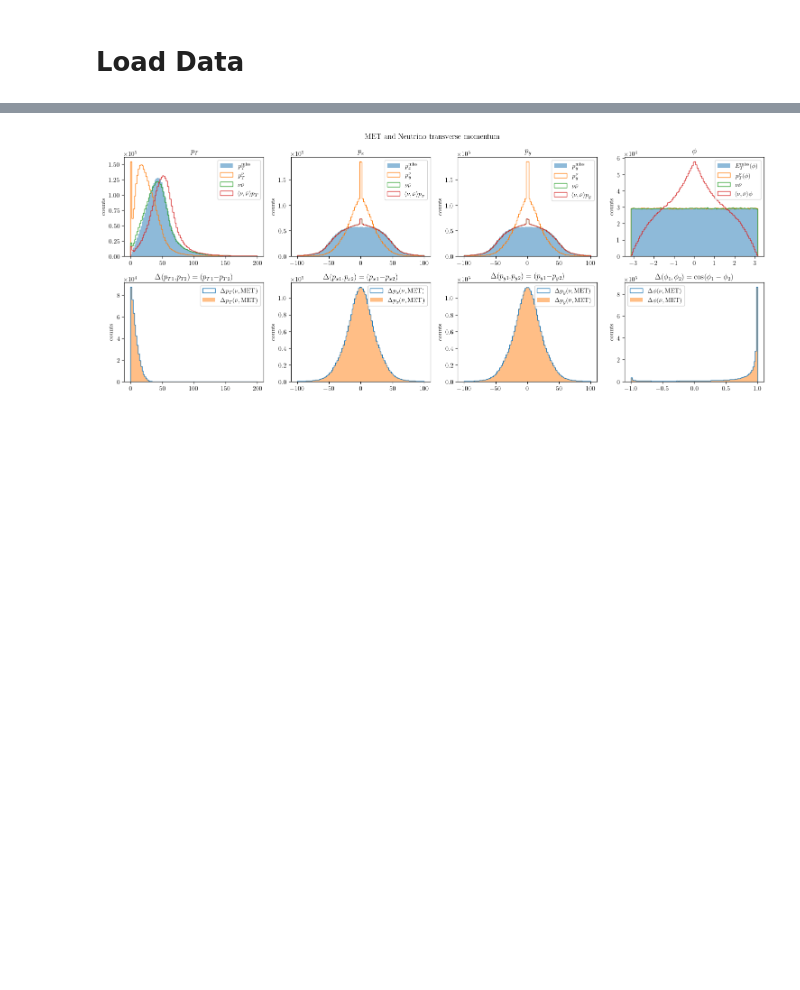
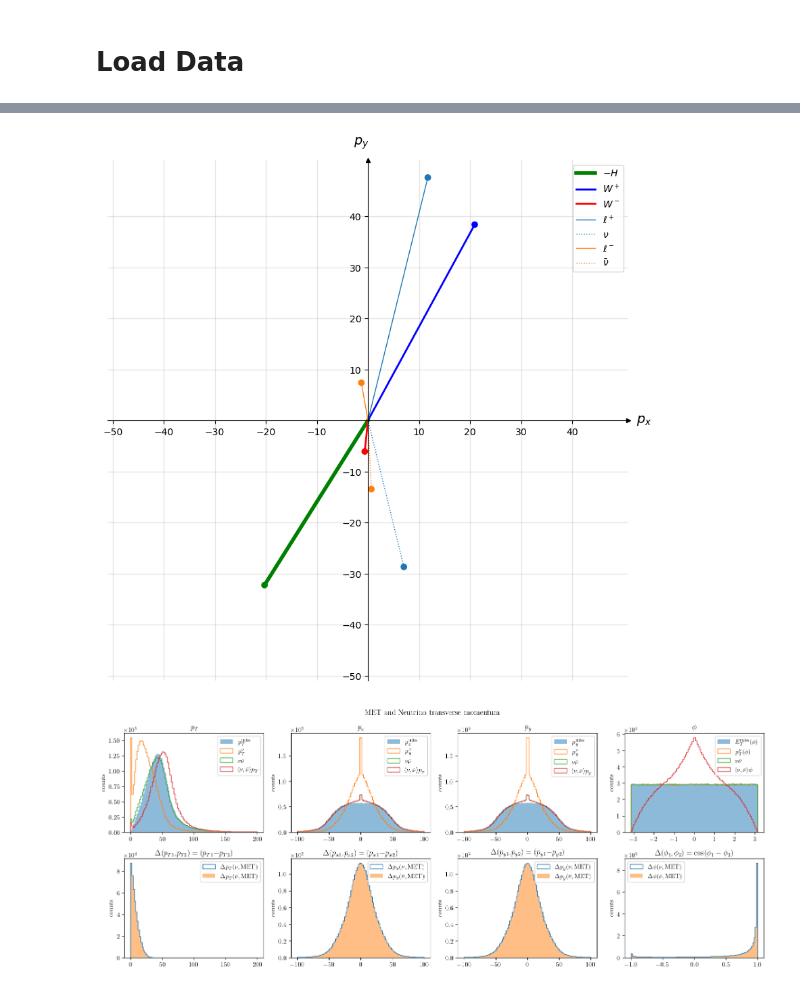
Before and after one commit to SiangYuan-Lin/Bell-Inequality-study, a Jupyter notebook: Rest_frame_reconstruction.ipynb, the cells around one changed output, grey strips where cells are left out. Cells and saved outputs as stored; diff of their text form; code cells hidden in the pictures; blank space fills up the shorter version.

```diff
--- a/Rest_frame_reconstruction.ipynb
+++ b/Rest_frame_reconstruction.ipynb
@@ -91,3 +113,83 @@ diNeutrino['eta'] = np.arctanh(diNeutrino['pz']/diNeutrino['P'])
+# %%
+# Enter x and y coordinates of points and colors
+#xs = [0, 2, -3, -1.5]
+#ys = [0, 3, 1, -2.5]
+evtid = np.random.choice(len(NeutrinoP['px']))
+#xs = [NeutrinoP['px'][evtid],NeutrinoM['px'][evtid],MET['px'][evtid],LeptonP['px'][evtid],LeptonM['px'][evtid],diLepton['px'][evtid]]
+#ys = [NeutrinoP['py'][evtid],NeutrinoM['py'][evtid],MET['py'][evtid],LeptonP['py'][evtid],LeptonM['py'][evtid],diLepton['py'][evtid]]
+p = np.array([True,True ,False,True ,True ,False,False])
+m = np.array([True,False,True ,False,False,True ,True ])
+xs = np.array([-1*Higgs['px'][evtid],WBosonP['px'][evtid],WBosonM['px'][evtid],LeptonP['px'][evtid],NeutrinoP['px'][evtid],LeptonM['px'][evtid],NeutrinoM['px'][evtid]])#,MET['px'][evtid],,diLepton['px'][evtid]]
+ys = np.array([-1*Higgs['py'][evtid],WBosonP['py'][evtid],WBosonM['py'][evtid],LeptonP['py'][evtid],NeutrinoP['py'][evtid],LeptonM['py'][evtid],NeutrinoM['py'][evtid]])#,MET['px'][evtid],,diLepton['px'][evtid]]
+xy = [r'$-H$',r'$W^+$',r'$W^-$',r'$\ell^+$',r'$\nu$',r'$\ell^-$',r'$\bar\nu$']
+colors = ['g','b','r','C0','C0','C1','C1']
+lines = ['solid','solid','solid','solid','dotted','solid','dotted']
+weights = [4,2,2,1,1,1,1]
+# Select length of axes and the space between tick labels
+#xmin, xmax, ymin, ymax = -100, 100, -100, 100
+#R1 = max(np.abs(np.sum(xs[p])),np.abs(np.sum(xs[m])))
+#R2 = max(np.abs(np.sum(ys[p])),np.abs(np.sum(ys[m])))
+#S1 = 10*(R1//10 + 1)
+#S2 = 10*(R2//10 + 1)
+div = 10 #scale
+#R = (max(R1,R2)//div+ 1)*div # round to the nearest int*En
+R = np.max(np.abs([xs,ys]))
+R = (R//div + 1)*div
+S = 1
+xmin, xmax, ymin, ymax = -S*R,S*R,-S*R,S*R
+ticks_frequency = S*div#(2*R)/div #tick step size
+
+# Plot points
+fig, ax = plt.subplots(figsize=(10, 10))
+ax.scatter(xs, ys, c=colors)
+# Draw lines connecting points to axes
+i=0
+vertex = [(0,0),(0,0),(0,0),(xs[1],ys[1]),(xs[1],ys[1]),(xs[2],ys[2]),(xs[2],ys[2])]
+for x, y, c in zip(xs, ys, colors):
+    #ax.plot([x, x], [0, y], c=c, ls='--', lw=1.5, alpha=0.5)
+    #ax.plot([0, x], [y, y], c=c, ls='--', lw=1.5, alpha=0.5)
+    ax.plot([vertex[0][0], x], [vertex[0][1], y], c=c, ls=lines[i],lw = weights[i],label = xy[i])
+    i = i+1
+
+# Set identical scales for both axes
+ax.set(xlim=(xmin-1, xmax+1), ylim=(ymin-1, ymax+1), aspect='equal')
+
+# Set bottom and left spines as x and y axes of coordinate system
+ax.spines['bottom'].set_position('zero')
+ax.spines['left'].set_position('zero')
+
+# Remove top and right spines
+ax.spines['top'].set_visible(False)
+ax.spines['right'].set_visible(False)
+
+# Create 'x' and 'y' labels placed at the end of the axes
+ax.set_xlabel(r'$p_x$', size=14, labelpad=-24, x=1.03)
+ax.set_ylabel(r'$p_y$', size=14, labelpad=-21, y=1.02, rotation=0)
+
+# Create custom major ticks to determine position of tick labels
+x_ticks = np.arange(xmin, xmax, ticks_frequency)
+y_ticks = np.arange(ymin, ymax, ticks_frequency)
+
+# Create minor ticks placed at each integer to enable drawing of minor grid
+# lines: note that this has no effect in this example with ticks_frequency=1
+#ax.set_xticks(np.arange(xmin, xmax+1), minor=False)
+#ax.set_yticks(np.arange(ymin, ymax+1), minor=False)
+ax.set_xticks(x_ticks[x_ticks != 0])
+ax.set_yticks(y_ticks[y_ticks != 0])
+
+#ax.set_xticks()
+#ax.set_yticks()
+# Draw major and minor grid lines
+ax.grid(which='both', color='grey', linewidth=1, linestyle='-', alpha=0.2)
+
+# Draw arrows
+arrow_fmt = dict(markersize=4, color='black', clip_on=False)
+ax.plot((1), (0), marker='>', transform=ax.get_yaxis_transform(), **arrow_fmt)
+ax.plot((0), (1), marker='^', transform=ax.get_xaxis_transform(), **arrow_fmt)
+plt.legend()
+plt.show()
+# %% [output]
+[figure, added]
 # %%
 plt.style.use("default")
 mpl.rcParams['text.usetex'] = True
```
Also changed, not shown: parts of 12 cells of this notebook.
